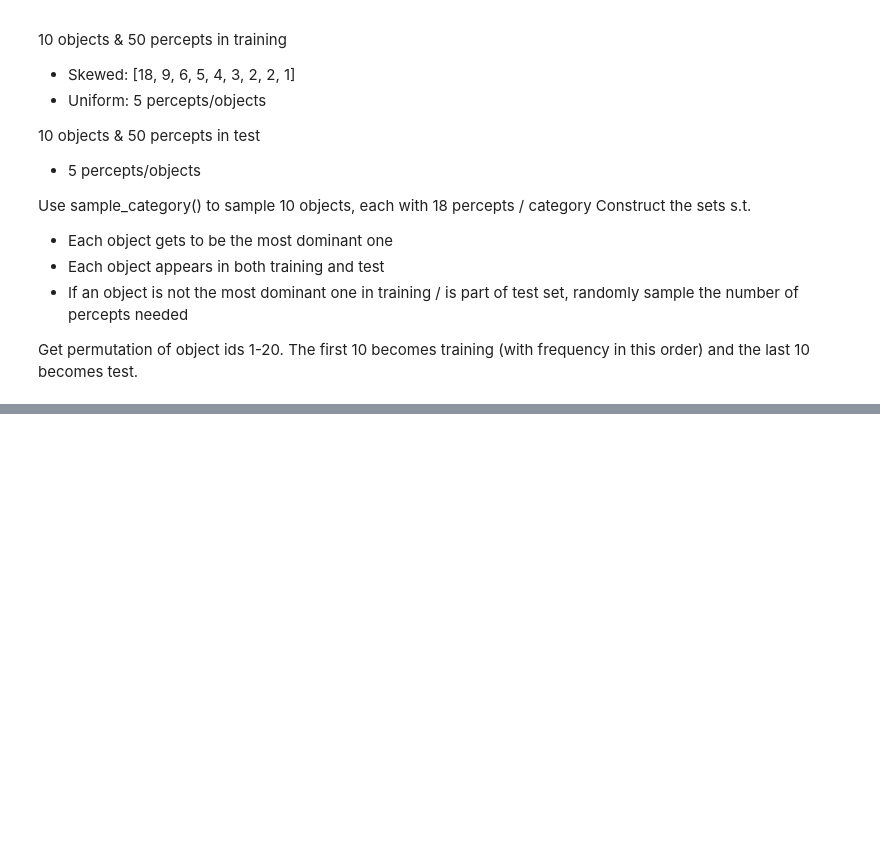
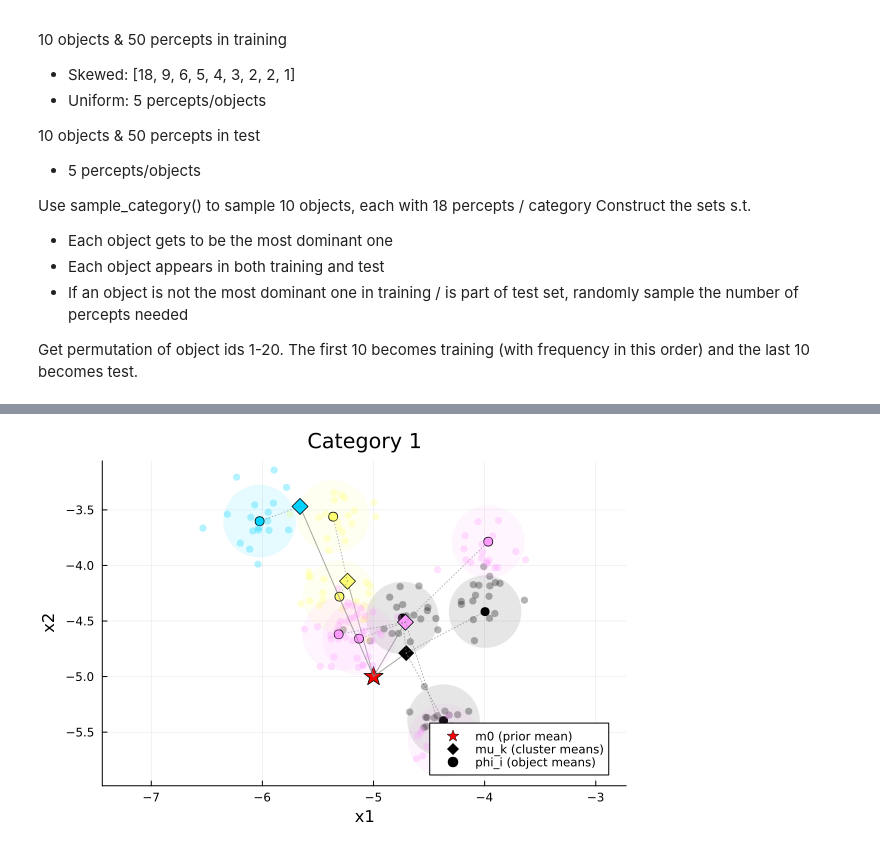
Before and after one commit to lilyzihuizhu/object-aware-hdp, a Jupyter notebook: generate_data.ipynb, the cells around one changed output, grey strips where cells are left out. Drawn from its saved outputs; the diff is of its cells as text; code cells hidden in the pictures; blank space fills up the shorter version.

Commit message:
generated and visualized data

```diff
--- a/generate_data.ipynb
+++ b/generate_data.ipynb
@@ -43,13 +54,17 @@ end
 Dataset
 # %%
 """
-    sample_crp_cluster!(n_k, alpha; rng)
+    sample_crp_cluster!(n_k, alpha, rng)
 
 Given current cluster counts n_k (length K), sample a cluster index k for a new object
 using a CRP(alpha). If k == K+1, this means "start a new cluster".
 """
-function sample_crp_cluster!(n_k::Vector{Int}, alpha::Float64; rng=Random.default_rng())
+function sample_crp_cluster!(; n_k::Vector{Int}, alpha::Float64, rng=Random.default_rng())
     K = length(n_k)
+    if K == 0
+        push!(n_k, 1)
+        return 1
+    end
     total = sum(n_k) + alpha
     weights = K == 0 ? [1.0] : [n / total for n in n_k]  # existing clusters
     push!(weights, alpha / total)                        # new cluster option
@@ -142,3 +205,29 @@ Construct the sets s.t.
 - If an object is not the most dominant one in training / is part of test set, randomly sample the number of percepts needed
 
 Get permutation of object ids 1-20. The first 10 becomes training (with frequency in this order) and the last 10 becomes test.
+# %%
+# Dimension & hyperparameters
+D = 2
+ALPHA = 1.0
+Ii = 10         # objects per category
+O = 18          # percepts per object
+
+hyper1 = ObjectAwareHDPHyperparams(
+    m0     = [-5.0, -5.0], #zeros(D),
+    k_clu  = 1.0,
+    k_obj  = 2.0,
+    k_per  = 20.0,
+    a0     = 2.0,
+    b0     = 2.0
+)
+category1 = sample_category(j=1, Ii=Ii, O=O, d=D, alpha=ALPHA, hyper=hyper1, rng=MersenneTwister(42));
+
+hyper2 = ObjectAwareHDPHyperparams(
+    m0     = [5.0, 5.0], #zeros(D),
+    k_clu  = 1.0,
+    k_obj  = 2.0,
+    k_per  = 20.0,
+    a0     = 2.0,
+    b0     = 2.0
+)
+category2 = sample_category(j=2, Ii=Ii, O=O, d=D, alpha=ALPHA, hyper=hyper2, rng=MersenneTwister(7));
@@ -144,0 +351,4 @@ Get permutation of object ids 1-20. The first 10 becomes training (with frequenc
+# %%
+plot_category(category1, hyper1)
+# %% [output]
+[figure, added]
```
Also changed, not shown: parts of 6 cells of this notebook.
